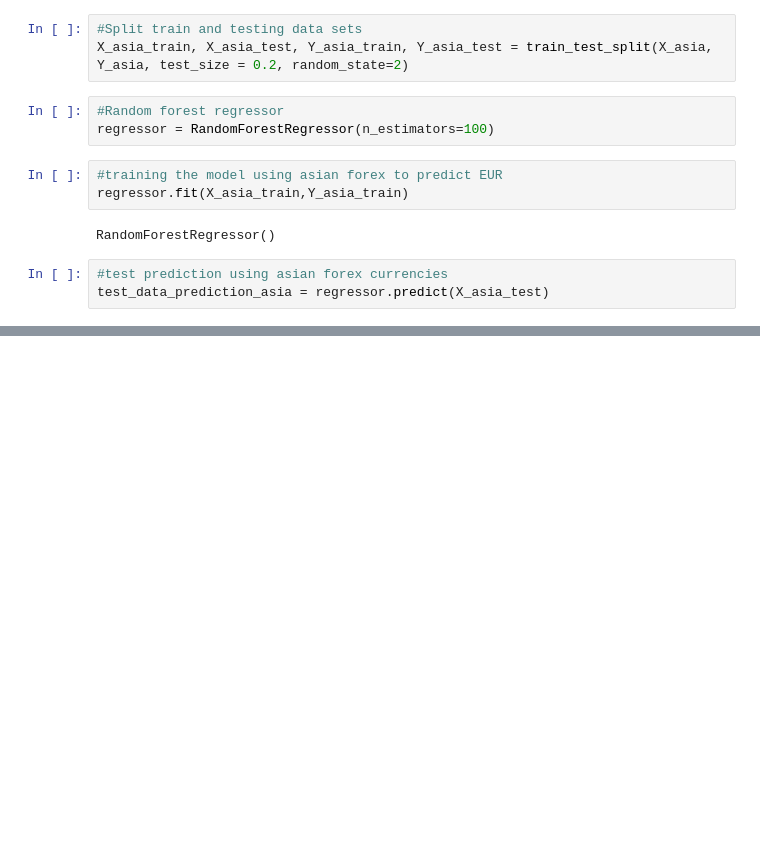
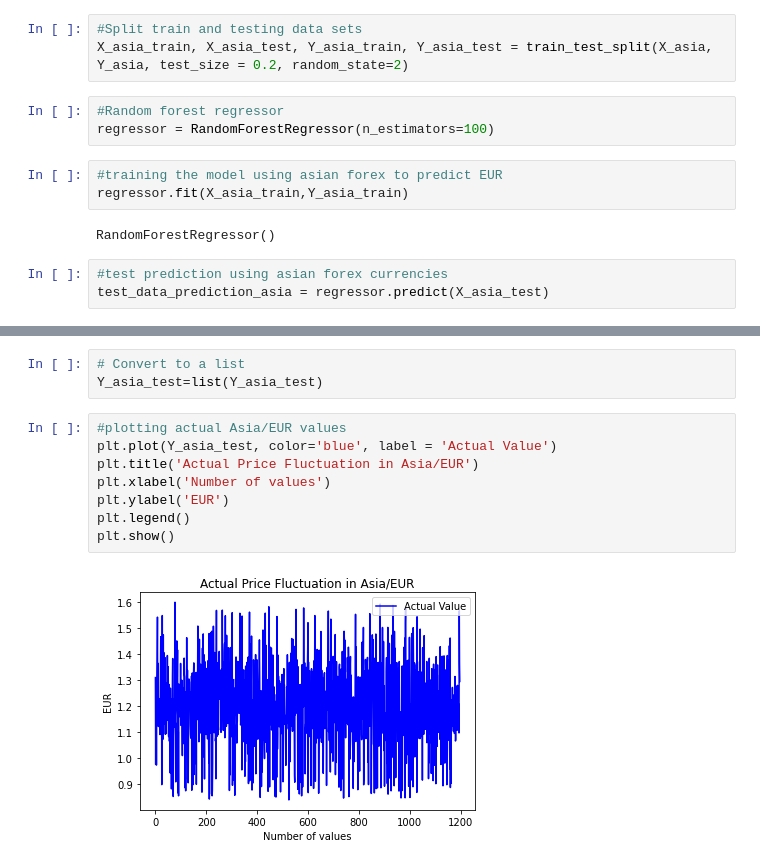
Before and after one commit to TharinduBalasooriya/ML_Assignment2_IT19122656_IT18408584_IT19193632_IT19170008, a Jupyter notebook: EURO_FOREX_RATE_PREDICTION.ipynb, the cells around one changed output, grey strips where cells are left out. Saved outputs shown, nothing was run; the diff lists cells and outputs as text; blank space fills up the shorter version.

Commit message:
IT19122656_Vishualizing Actual Values vs Predicted Values

```diff
--- a/EURO_FOREX_RATE_PREDICTION.ipynb
+++ b/EURO_FOREX_RATE_PREDICTION.ipynb
@@ -378,0 +379,13 @@ R squared error :  0.9962499085335638
+# %%
+# Convert to a list
+Y_asia_test=list(Y_asia_test)
+# %%
+#plotting actual Asia/EUR values
+plt.plot(Y_asia_test, color='blue', label = 'Actual Value')
+plt.title('Actual Price Fluctuation in Asia/EUR')
+plt.xlabel('Number of values')
+plt.ylabel('EUR')
+plt.legend()
+plt.show()
+# %% [output]
+[figure, added]
```
Also changed, not shown: parts of 3 cells of this notebook.
